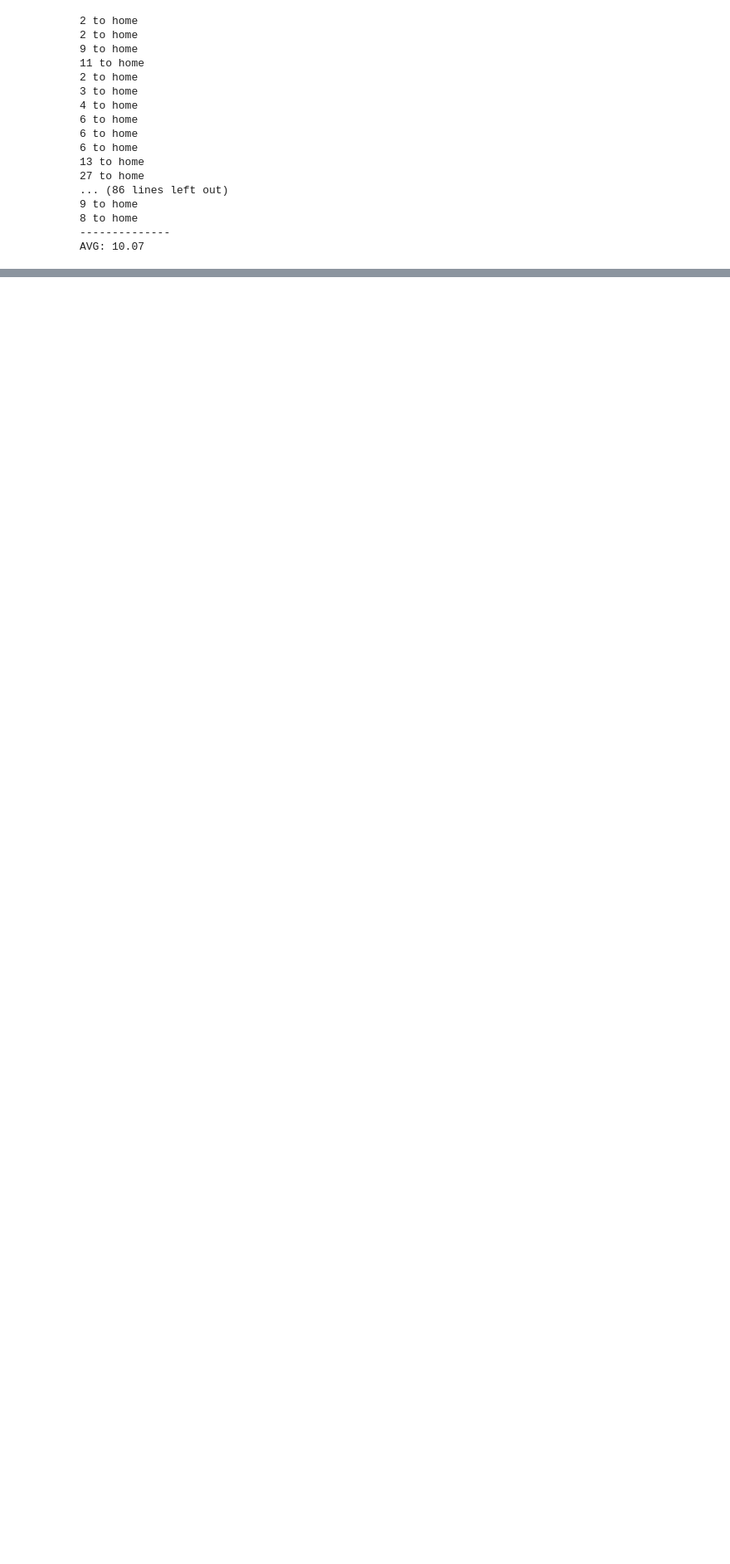
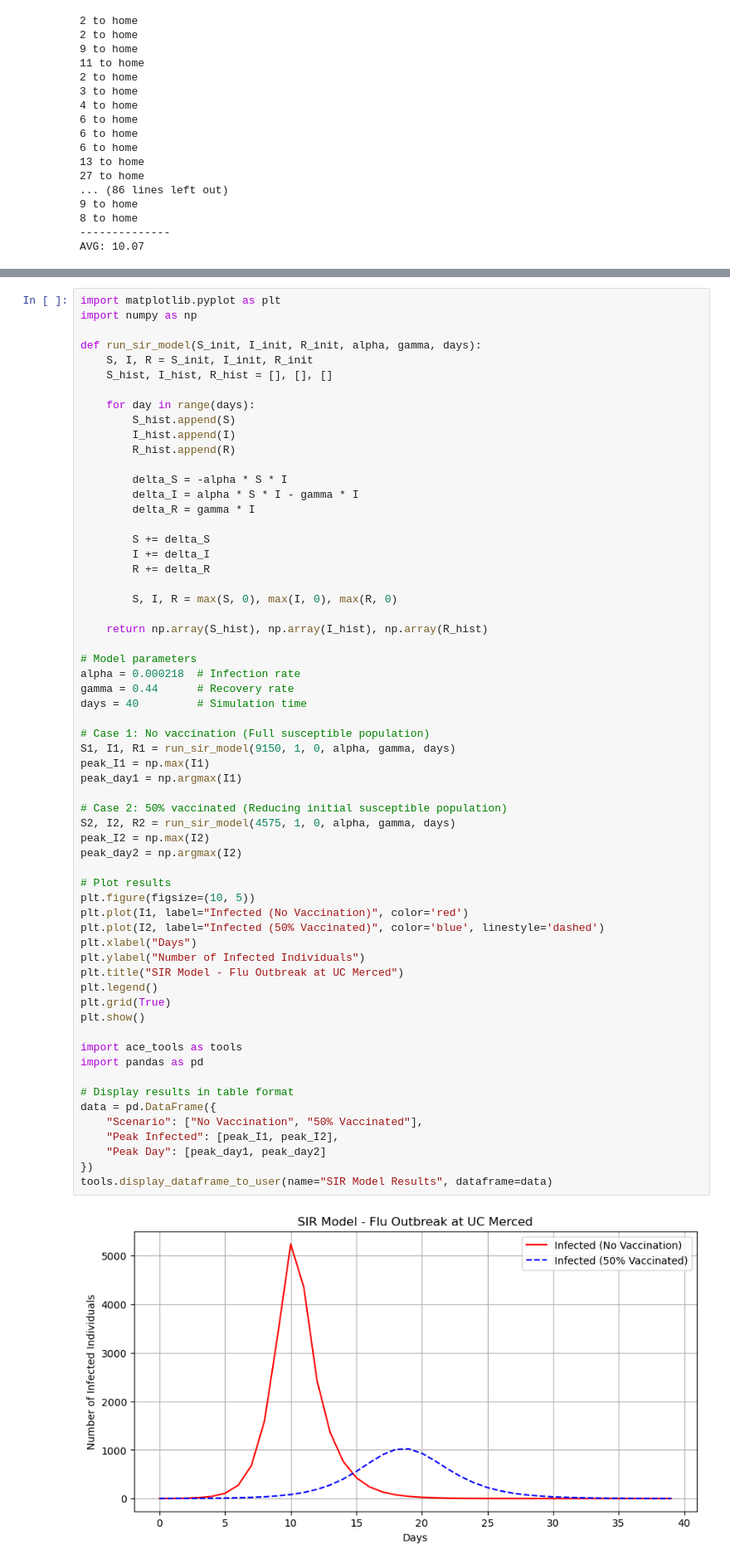
Before and after one commit to MacroXie04/Learn-to-Code, a Jupyter notebook: Python/Regular Expression.ipynb, the cells around one changed output, grey strips where cells are left out. Shown at 83% size. Saved outputs shown, nothing was run; the diff lists cells and outputs as text; blank space fills up the shorter version.

```diff
--- a/Python/Regular Expression.ipynb
+++ b/Python/Regular Expression.ipynb
@@ -577,0 +603,63 @@ AVG: 10.07
+# %%
+import matplotlib.pyplot as plt
+import numpy as np
+
+def run_sir_model(S_init, I_init, R_init, alpha, gamma, days):
+    S, I, R = S_init, I_init, R_init
+    S_hist, I_hist, R_hist = [], [], []
+
+    for day in range(days):
+        S_hist.append(S)
+        I_hist.append(I)
+        R_hist.append(R)
+
+        delta_S = -alpha * S * I
+        delta_I = alpha * S * I - gamma * I
+        delta_R = gamma * I
+
+        S += delta_S
+        I += delta_I
+        R += delta_R
+
+        S, I, R = max(S, 0), max(I, 0), max(R, 0)
+
+    return np.array(S_hist), np.array(I_hist), np.array(R_hist)
+
+# Model parameters
+alpha = 0.000218  # Infection rate
+gamma = 0.44      # Recovery rate
+days = 40         # Simulation time
+
+# Case 1: No vaccination (Full susceptible population)
+S1, I1, R1 = run_sir_model(9150, 1, 0, alpha, gamma, days)
+peak_I1 = np.max(I1)
+peak_day1 = np.argmax(I1)
+
+# Case 2: 50% vaccinated (Reducing initial susceptible population)
+S2, I2, R2 = run_sir_model(4575, 1, 0, alpha, gamma, days)
+peak_I2 = np.max(I2)
+peak_day2 = np.argmax(I2)
+
+# Plot results
+plt.figure(figsize=(10, 5))
+plt.plot(I1, label="Infected (No Vaccination)", color='red')
+plt.plot(I2, label="Infected (50% Vaccinated)", color='blue', linestyle='dashed')
+plt.xlabel("Days")
+plt.ylabel("Number of Infected Individuals")
+plt.title("SIR Model - Flu Outbreak at UC Merced")
+plt.legend()
+plt.grid(True)
+plt.show()
+
+import ace_tools as tools
+import pandas as pd
+
+# Display results in table format
+data = pd.DataFrame({
+    "Scenario": ["No Vaccination", "50% Vaccinated"],
+    "Peak Infected": [peak_I1, peak_I2],
+    "Peak Day": [peak_day1, peak_day2]
+})
+tools.display_dataframe_to_user(name="SIR Model Results", dataframe=data)
+# %% [output]
+[figure, added]
```
Also changed, not shown: parts of 3 cells of this notebook, 3 other files.
